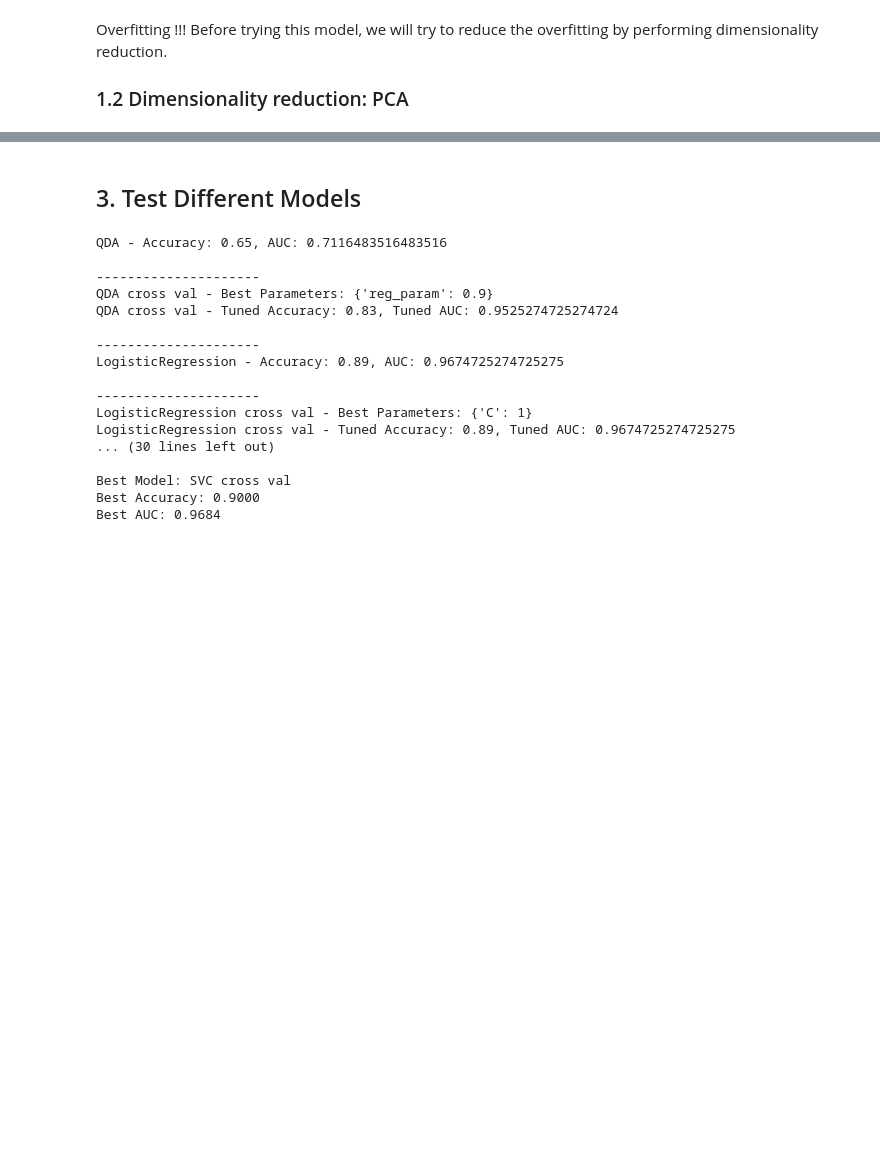
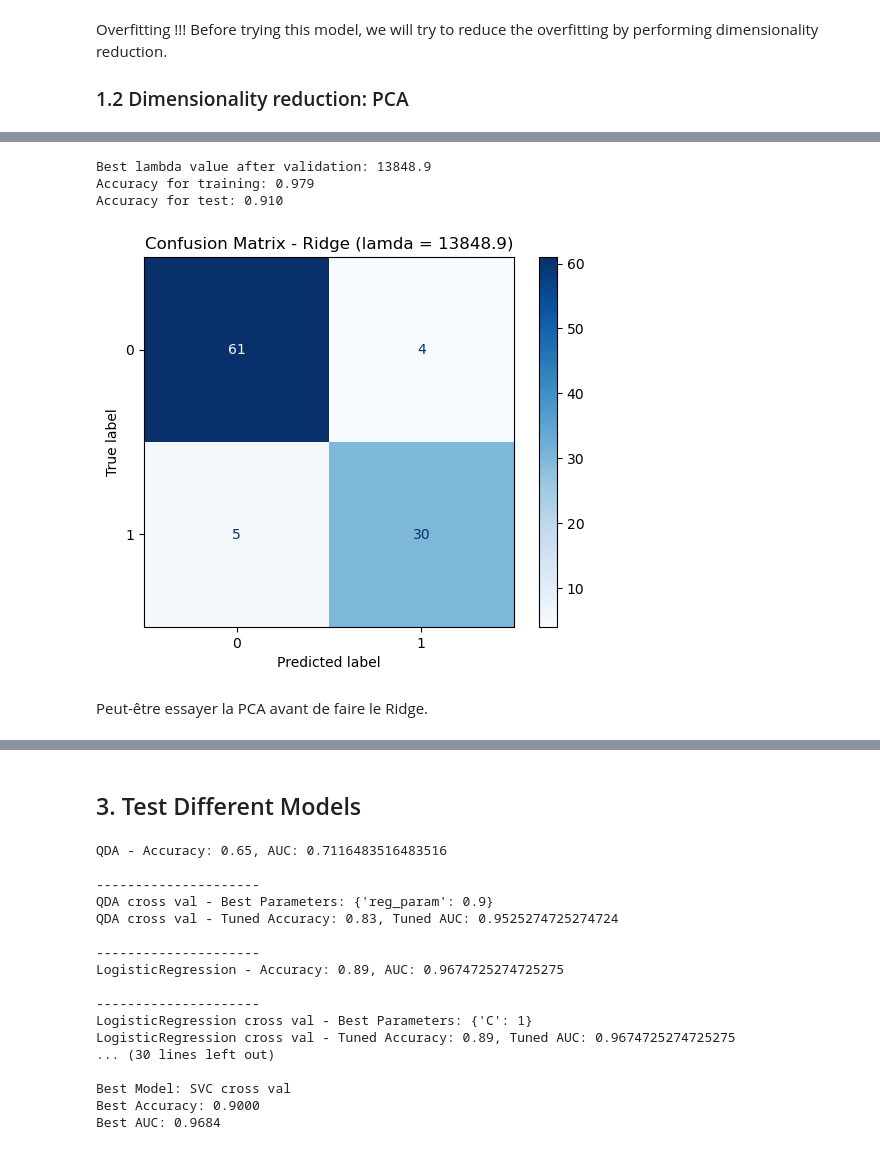
Before and after one commit to odd2022/El-Nino, a Jupyter notebook: 1_month_prediction.ipynb, the cells around one changed output, grey strips where cells are left out. Cells and saved outputs as stored; diff of their text form; code cells hidden in the pictures; blank space fills up the shorter version.

```diff
--- a/1_month_prediction.ipynb
+++ b/1_month_prediction.ipynb
@@ -208,0 +293,33 @@ Test auc with the best p: 0.95
+# %%
+# Get the best score
+best_index = np.argsort(-np.array(accuracy_test_list))[0]
+best_lambda_value = lambda_values[best_index]
+best_test_score_ridge = accuracy_test_list[best_index]
+best_train_score_ridge = accuracy_train_list[best_index]
+
+# Print
+print(f"Best lambda value after validation: {best_lambda_value:.1f}")
+print(f"Accuracy for training: {best_train_score_ridge:.3f}")
+print(f"Accuracy for test: {best_test_score_ridge:.3f}")
+# %% [output]
+Best lambda value after validation: 13848.9
+Accuracy for training: 0.979
+Accuracy for test: 0.910
+# %%
+# Get the best Ridge model
+# Define the regressor
+ridge = RidgeClassifier(alpha=best_lambda_value)
+# Fit
+ridge.fit(X_train, y_train)
+
+# Compute the confusion matrix
+conf_matrix = confusion_matrix(y_test, ridge.predict(X_test))
+
+disp = ConfusionMatrixDisplay(confusion_matrix=conf_matrix, display_labels=ridge.classes_)
+disp.plot(cmap='Blues')
+plt.title(f"Confusion Matrix - Ridge (lamda = {best_lambda_value:.1f})")
+plt.show()
+# %% [output]
+[figure, added]
+# %% [markdown]
+Peut-être essayer la PCA avant de faire le Ridge.
```
Also changed, not shown: parts of 15 cells of this notebook.
